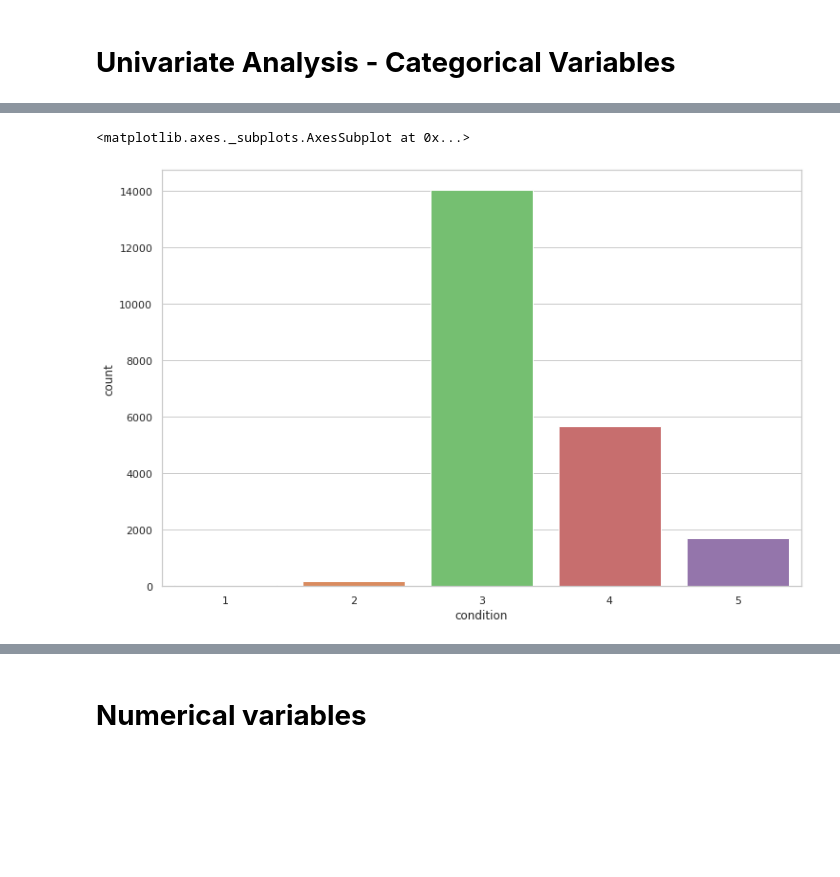
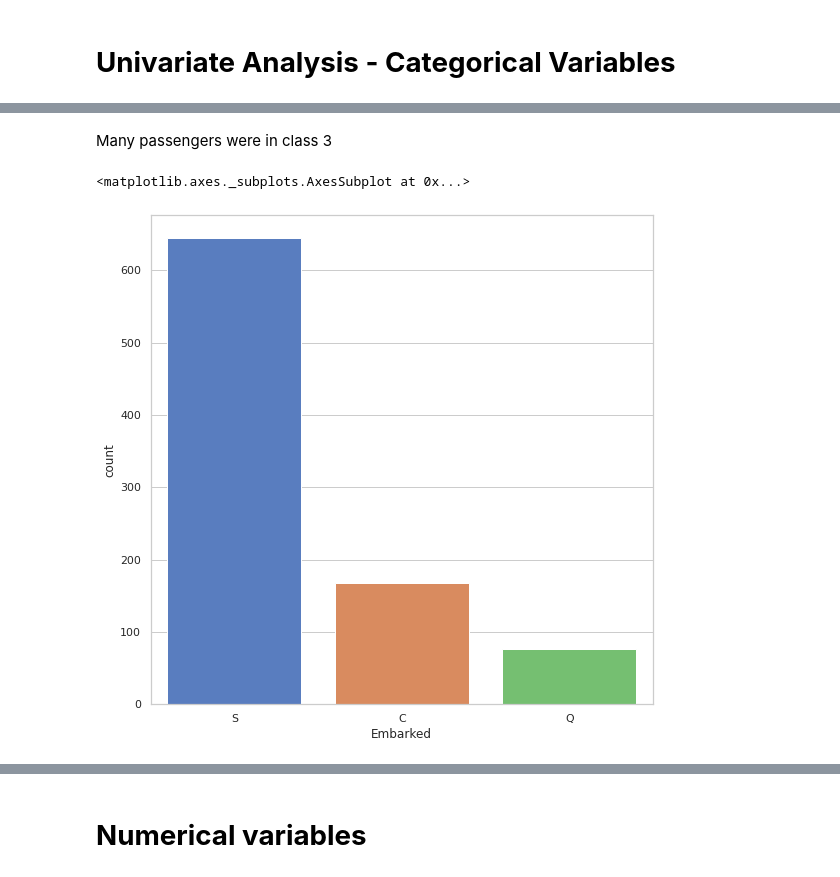
Before and after one commit to therealellam/CORE_ML_WK4, a Jupyter notebook: DSP_CORE_MOD2_IP_WK4_ML_Bellah_Ellam.ipynb, the cells around one changed output, grey strips where cells are left out. Drawn from its saved outputs; the diff is of its cells as text; code cells hidden in the pictures; blank space fills up the shorter version.

```diff
--- a/DSP_CORE_MOD2_IP_WK4_ML_Bellah_Ellam.ipynb
+++ b/DSP_CORE_MOD2_IP_WK4_ML_Bellah_Ellam.ipynb
@@ -126,3 +122,10 @@ Fare             0
 Cabin          687
 Embarked         2
 dtype: int64
+# %%
+#Dropping cabin column since it has 77.1% missing values
+
+df.drop(columns='Cabin', inplace= True)
+# %%
+#replacing the missing values in the Age column with the median Age
+df['Age']=df['Age'].fillna(df['Age'].median())
@@ -128,0 +147,3 @@ dtype: int64
+# %%
+df = df.dropna(axis=0)
+df.isnull().sum()
@@ -140,6 +174,6 @@ df.duplicated().sum()
 # %%
 #Dropping Duplicates
 
-df.drop_duplicates(keep=False,inplace=True)
+# df.drop_duplicates(keep=False,inplace=True)
 
-df.duplicated().values.any()
+# df.duplicated().values.any()
@@ -213,7 +228,9 @@ sns.set(style='whitegrid', palette='muted', color_codes=True)
+# %% [markdown]
+Many passengers were in class 3
 # %%
-#plotting the condition column
-plt.figure(figsize=(12, 8))
-sns.countplot(df.condition)
+#plotting the grade column
+plt.figure(figsize=(9, 9))
+sns.countplot(df.Embarked)
 # %% [output]
 <matplotlib.axes._subplots.AxesSubplot at 0x...>
-[figure, old version]
+[figure, new version]
```
Also changed, not shown: parts of 54 cells of this notebook.
